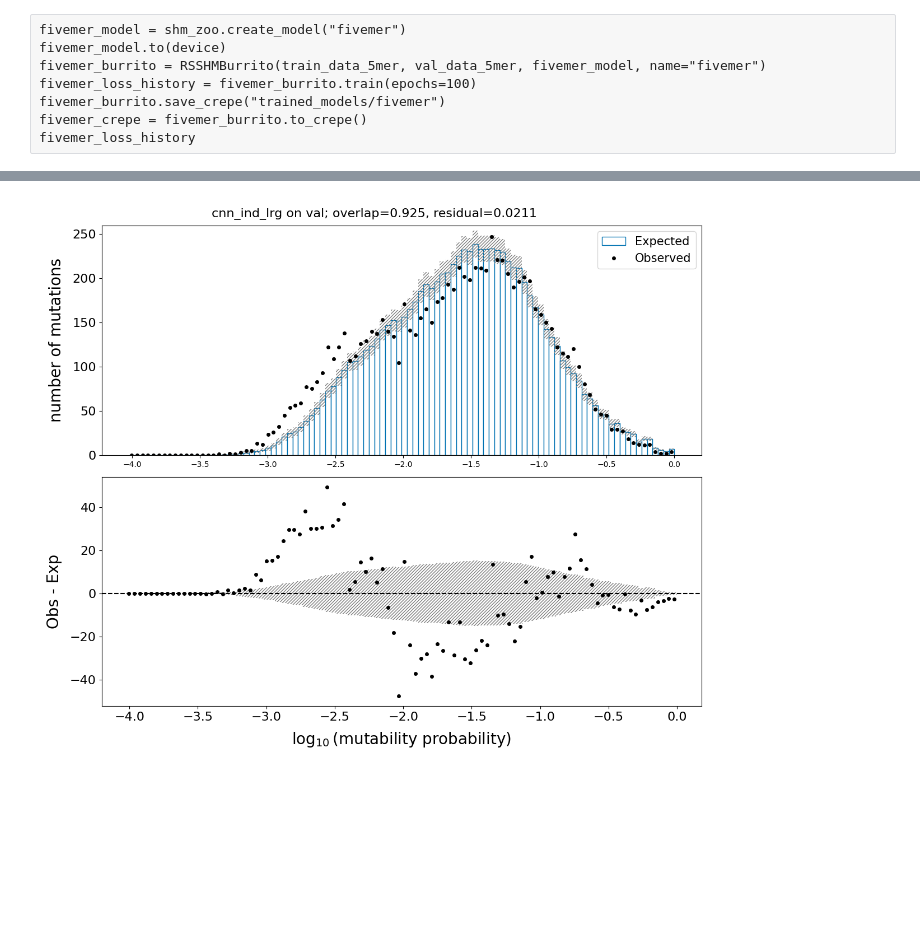
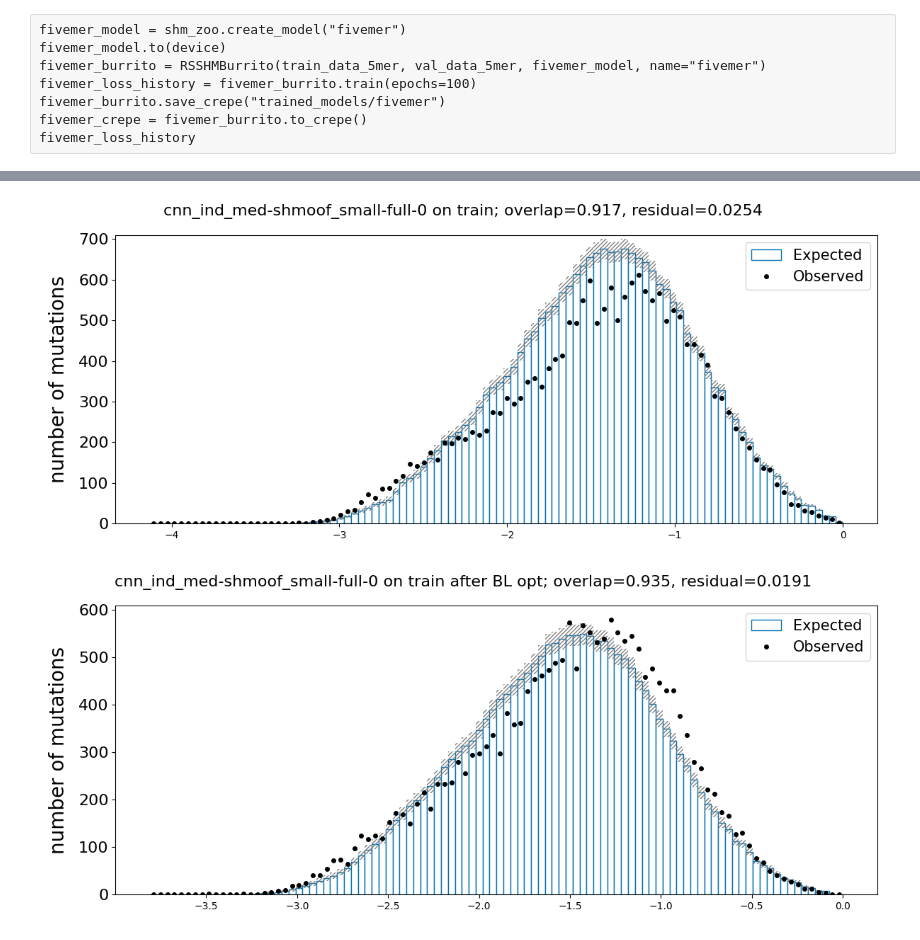
Before and after one commit to matsengrp/thrifty-experiments-1, a Jupyter notebook: human/lets_overfit.ipynb, the cells around one changed output, grey strips where cells are left out. Saved outputs shown, nothing was run; the diff lists cells and outputs as text; code cells hidden in the pictures; blank space fills up the shorter version.

```diff
--- a/human/lets_overfit.ipynb
+++ b/human/lets_overfit.ipynb
@@ -88,4 +89,12 @@ ermine_cnn_crepe = framework.load_crepe("../train/trained_models/cnn_ind_med-shm
-# %%
-show_figure(oe_plot_of_crepe(ermine_cnn_crepe, val_df, "cnn_ind_lrg on val")[0])
-# %% [output]
-[figure, removed]
+# %%
+crepe_path = "../train/trained_models/cnn_ind_med-shmoof_small-full-0"
+model_name = crepe_path.split("/")[-1]
+ermine_cnn_crepe = framework.load_crepe("../train/trained_models/cnn_ind_med-shmoof_small-full-0")
+show_figure(oe_plot_of_crepe(ermine_cnn_crepe, subsampled_train_df, subsampled_train_df["branch_length"], f"{model_name} on train")[0])
+# %% [output]
+[figure, added]
+# %%
+optimized_bls = optimized_branch_lengths_of_crepe(ermine_cnn_crepe, subsampled_train_df)
+show_figure(oe_plot_of_crepe(ermine_cnn_crepe, subsampled_train_df, optimized_bls, f"{model_name} on train after BL opt")[0])
+# %% [output]
+[figure, added]
```
Also changed, not shown: parts of 11 cells of this notebook, 1 other file.
